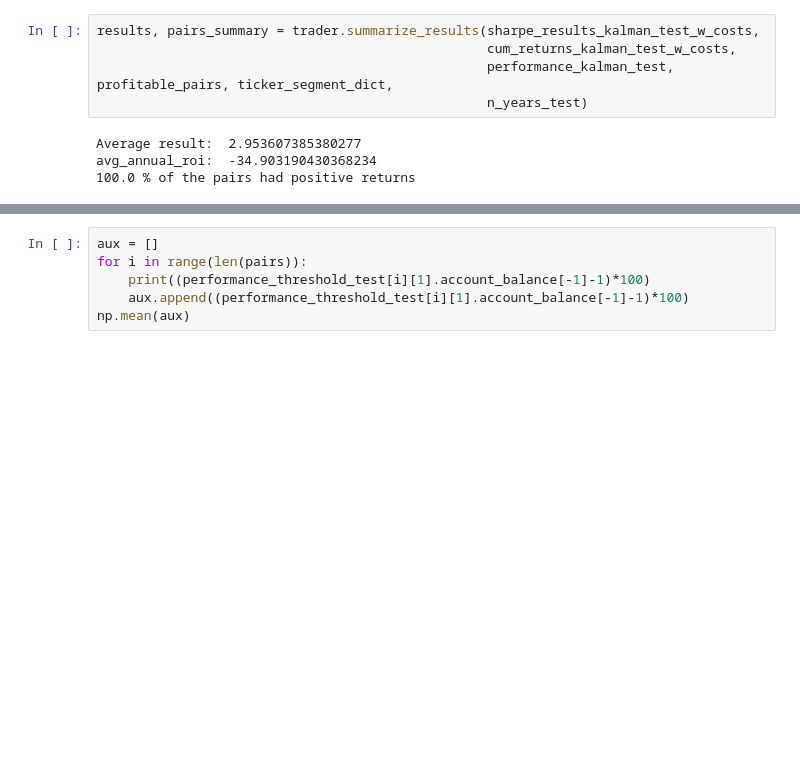
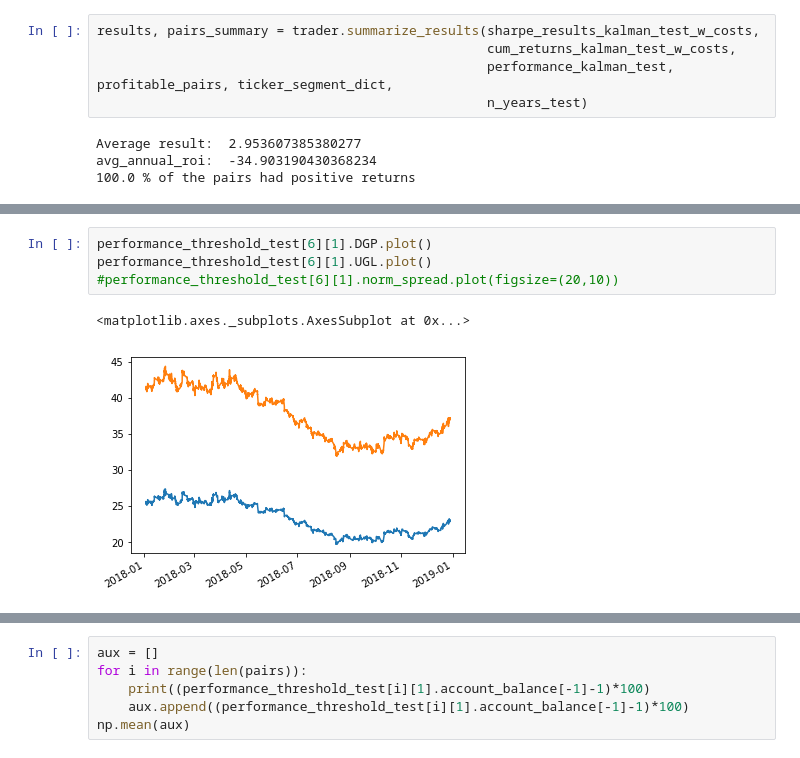
Before and after one commit to simaomsarmento/PairsTrading, a Jupyter notebook: PairsTrading_CommodityETFs-Benchmark.ipynb, the cells around one changed output, grey strips where cells are left out. Drawn from its saved outputs; the diff is of its cells as text; blank space fills up the shorter version.

```diff
--- a/PairsTrading_CommodityETFs-Benchmark.ipynb
+++ b/PairsTrading_CommodityETFs-Benchmark.ipynb
@@ -407,0 +441,7 @@ pairs_summary.head()
+# %%
+performance_threshold_test[6][1].DGP.plot()
+performance_threshold_test[6][1].UGL.plot()
+#performance_threshold_test[6][1].norm_spread.plot(figsize=(20,10))
+# %% [output]
+<matplotlib.axes._subplots.AxesSubplot at 0x...>
+[figure, added]
```
Also changed, not shown: parts of 6 cells of this notebook, 1 other file.
